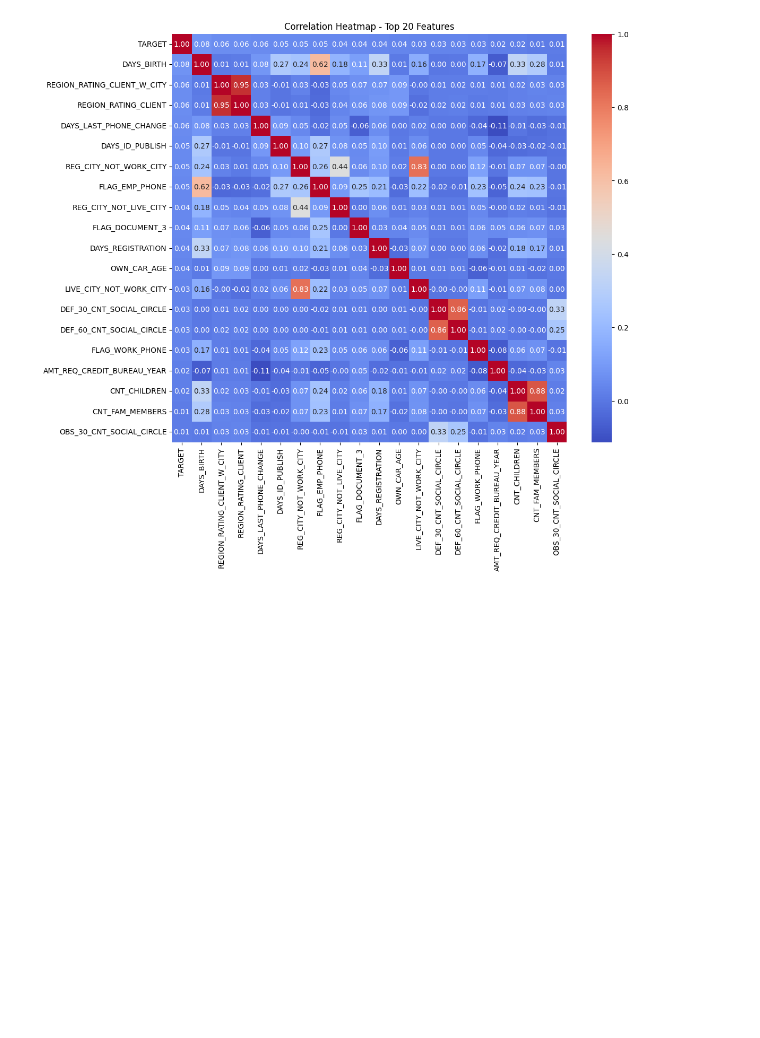
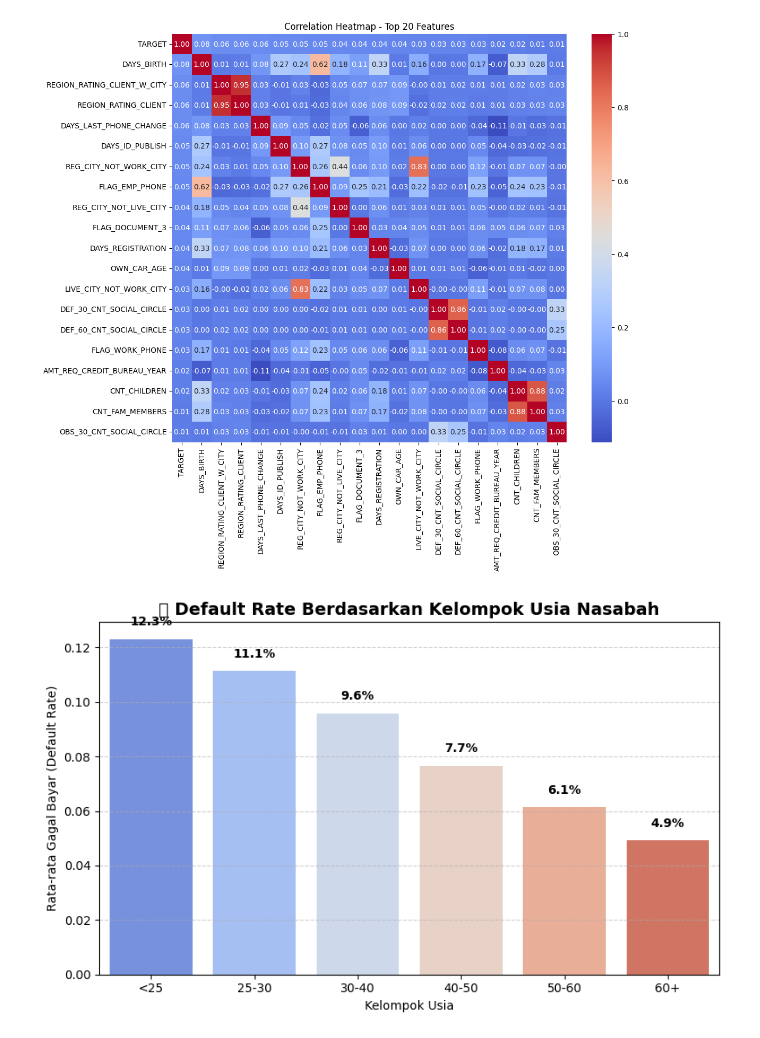
Before and after one commit to Sohibbal/final-task-home-credit, a Jupyter notebook: notebook.ipynb, the cells around one changed output. Saved outputs shown, nothing was run; the diff lists cells and outputs as text; code cells hidden in the pictures; blank space fills up the shorter version.

```diff
--- a/notebook.ipynb
+++ b/notebook.ipynb
@@ -106,3 +104,37 @@ plt.title('Correlation Heatmap - Top 20 Features')
 plt.savefig('correlation_heatmap.png', dpi=300, bbox_inches='tight')
 # %% [output]
 [figure]
+# %%
+# =====================================================================
+# VISUALISASI INSIGHT #1: Risiko Gagal Bayar Berdasarkan Kelompok Usia
+# =====================================================================
+
+# Buat kolom usia dalam tahun
+app_train['AGE_YEARS'] = (-app_train['DAYS_BIRTH']) / 365
+
+# Kelompokkan usia menjadi kategori
+bins = [18, 25, 30, 40, 50, 60, 70]
+labels = ['<25', '25-30', '30-40', '40-50', '50-60', '60+']
+app_train['AGE_GROUP'] = pd.cut(app_train['AGE_YEARS'], bins=bins, labels=labels, right=False)
+
+# Hitung proporsi gagal bayar di setiap kelompok usia
+age_risk = app_train.groupby('AGE_GROUP')['TARGET'].mean().reset_index()
+age_risk.columns = ['Age Group', 'Default Rate']
+
+# Visualisasikan dengan barplot
+plt.figure(figsize=(8, 5))
+sns.barplot(data=age_risk, x='Age Group', y='Default Rate', palette='coolwarm')
+plt.title('📊 Default Rate Berdasarkan Kelompok Usia Nasabah', fontsize=14, weight='bold')
+plt.xlabel('Kelompok Usia')
+plt.ylabel('Rata-rata Gagal Bayar (Default Rate)')
+plt.grid(axis='y', linestyle='--', alpha=0.6)
+
+# Tambahkan anotasi persentase di atas bar
+for index, row in age_risk.iterrows():
+    plt.text(index, row['Default Rate'] + 0.005, f"{row['Default Rate']*100:.1f}%",
+             ha='center', fontsize=10, fontweight='bold')
+
+plt.tight_layout()
+plt.show()
+# %% [output]
+[figure, added]
```
Also changed, not shown: parts of 11 cells of this notebook.
